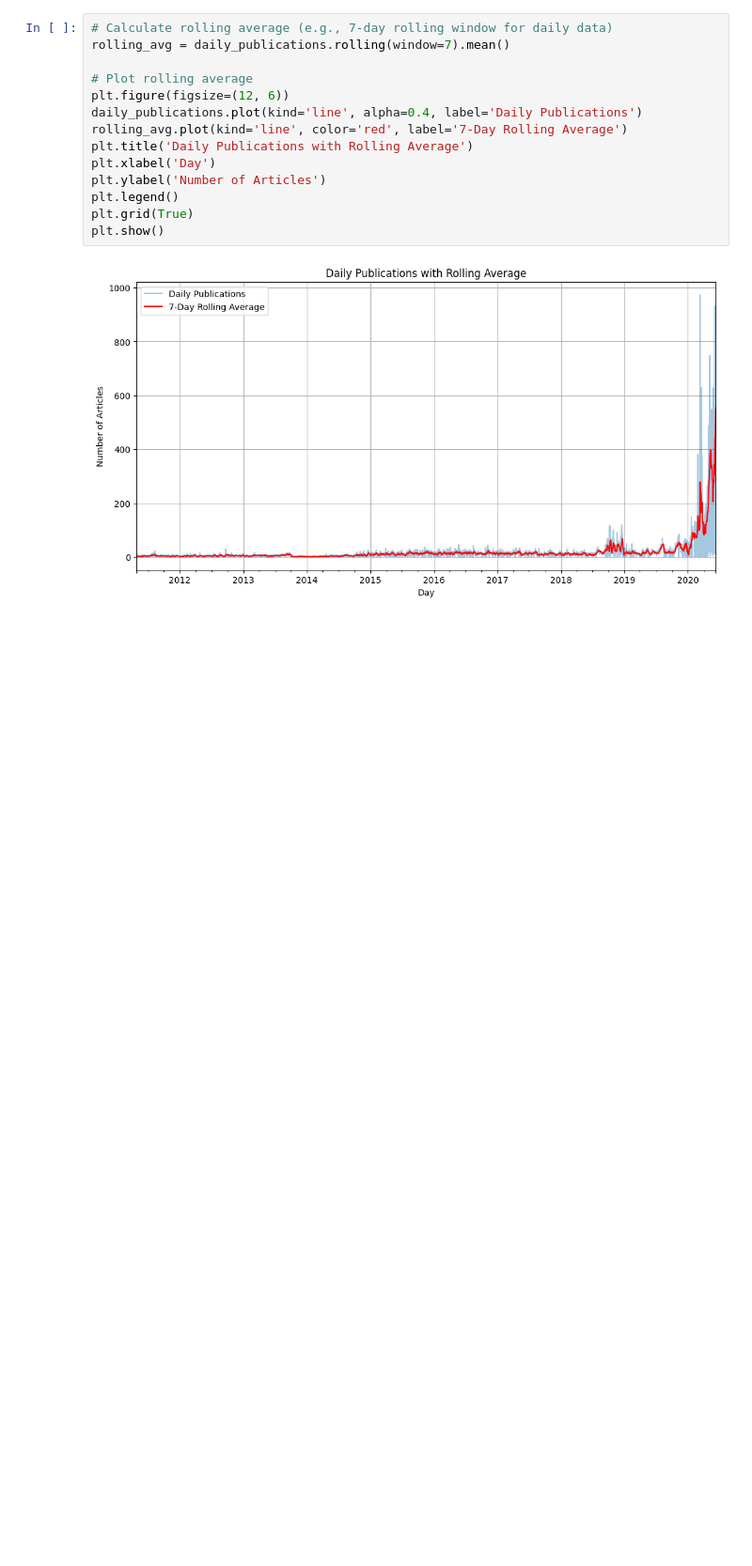
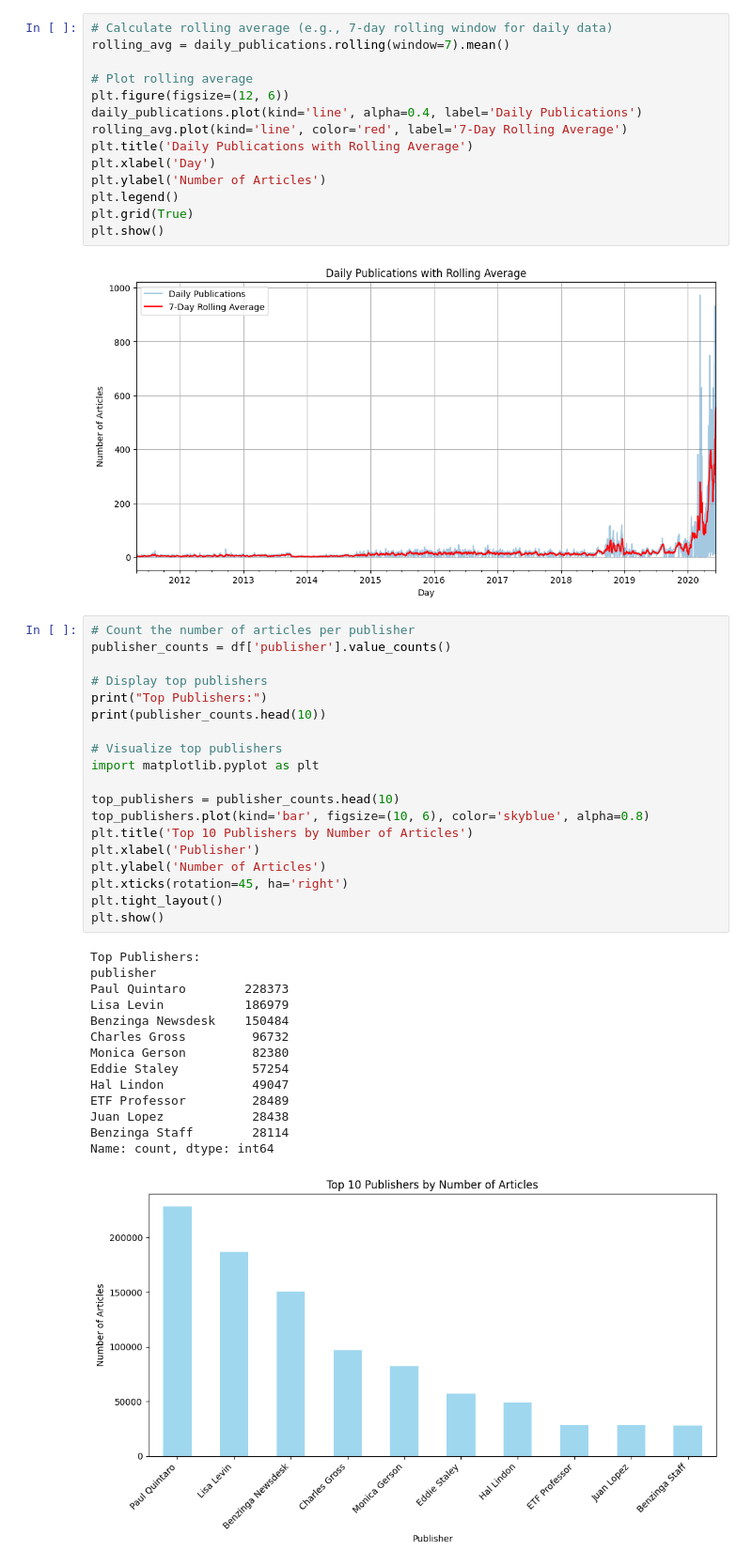
Before and after one commit to Nahom-ketsela/kaim-week-01, a Jupyter notebook: notebooks/FNSPID_Analysis.ipynb, the cells around one changed output. Shown at 94% size. Saved outputs shown, nothing was run; the diff lists cells and outputs as text; blank space fills up the shorter version.

Commit message:
Publisher Analysis done.

```diff
--- a/notebooks/FNSPID_Analysis.ipynb
+++ b/notebooks/FNSPID_Analysis.ipynb
@@ -518,3 +477,37 @@ plt.grid(True)
 plt.show()
 # %% [output]
 [figure]
+# %%
+# Count the number of articles per publisher
+publisher_counts = df['publisher'].value_counts()
+
+# Display top publishers
+print("Top Publishers:")
+print(publisher_counts.head(10))
+
+# Visualize top publishers
+import matplotlib.pyplot as plt
+
+top_publishers = publisher_counts.head(10)
+top_publishers.plot(kind='bar', figsize=(10, 6), color='skyblue', alpha=0.8)
+plt.title('Top 10 Publishers by Number of Articles')
+plt.xlabel('Publisher')
+plt.ylabel('Number of Articles')
+plt.xticks(rotation=45, ha='right')
+plt.tight_layout()
+plt.show()
+# %% [output]
+Top Publishers:
+publisher
+Paul Quintaro        228373
+Lisa Levin           186979
+Benzinga Newsdesk    150484
+Charles Gross         96732
+Monica Gerson         82380
+Eddie Staley          57254
+Hal Lindon            49047
+ETF Professor         28489
+Juan Lopez            28438
+Benzinga Staff        28114
+Name: count, dtype: int64
+[figure, added]
```
Also changed, not shown: parts of 3 cells of this notebook.
